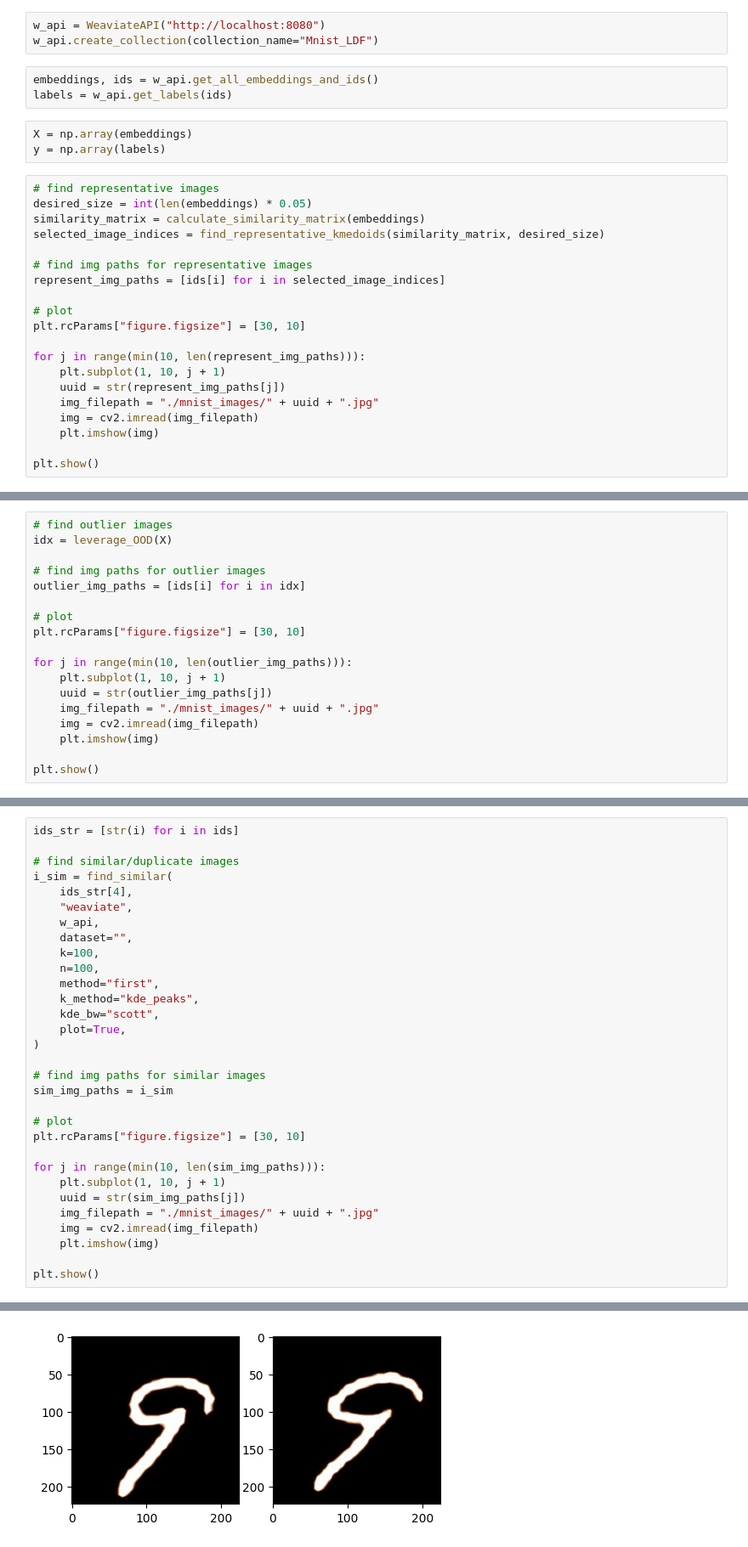
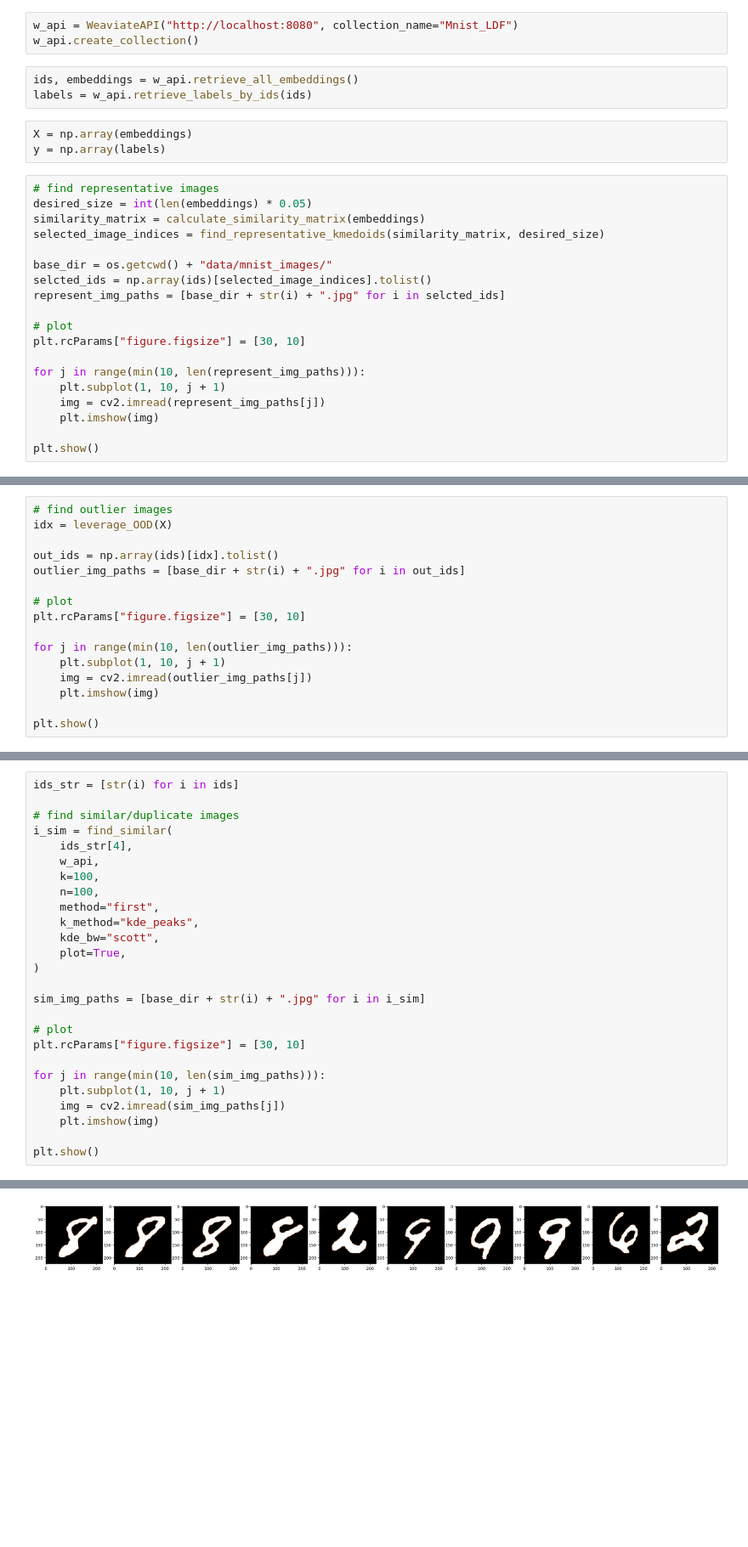
Before and after one commit to luxonis/luxonis-ml, a Jupyter notebook: examples/Embeddings_Processing_Example.ipynb, the cells around one changed output, grey strips where cells are left out. Shown at 85% size. Saved outputs shown, nothing was run; the diff lists cells and outputs as text; blank space fills up the shorter version.

Commit message:
Tmp data folder, string uuids in WeaviateAPI

```diff
--- a/examples/Embeddings_Processing_Example.ipynb
+++ b/examples/Embeddings_Processing_Example.ipynb
@@ -127,11 +136,11 @@ plt.show()
 # %% [markdown]
 ## Embedding processing methods using Weaviate
 # %%
-w_api = WeaviateAPI("http://localhost:8080")
-w_api.create_collection(collection_name="Mnist_LDF")
+w_api = WeaviateAPI("http://localhost:8080", collection_name="Mnist_LDF")
+w_api.create_collection()
 # %%
-embeddings, ids = w_api.get_all_embeddings_and_ids()
-labels = w_api.get_labels(ids)
+ids, embeddings = w_api.retrieve_all_embeddings()
+labels = w_api.retrieve_labels_by_ids(ids)
 # %%
 X = np.array(embeddings)
 y = np.array(labels)
@@ -141,17 +150,16 @@ desired_size = int(len(embeddings) * 0.05)
 similarity_matrix = calculate_similarity_matrix(embeddings)
 selected_image_indices = find_representative_kmedoids(similarity_matrix, desired_size)
 
-# find img paths for representative images
-represent_img_paths = [ids[i] for i in selected_image_indices]
+base_dir = os.getcwd() + "data/mnist_images/"
+selcted_ids = np.array(ids)[selected_image_indices].tolist()
+represent_img_paths = [base_dir + str(i) + ".jpg" for i in selcted_ids]
 
 # plot
 plt.rcParams["figure.figsize"] = [30, 10]
 
 for j in range(min(10, len(represent_img_paths))):
     plt.subplot(1, 10, j + 1)
-    uuid = str(represent_img_paths[j])
-    img_filepath = "./mnist_images/" + uuid + ".jpg"
-    img = cv2.imread(img_filepath)
+    img = cv2.imread(represent_img_paths[j])
     plt.imshow(img)
 
 plt.show()
@@ -161,17 +169,15 @@ plt.show()
 # find outlier images
 idx = leverage_OOD(X)
 
-# find img paths for outlier images
-outlier_img_paths = [ids[i] for i in idx]
+out_ids = np.array(ids)[idx].tolist()
+outlier_img_paths = [base_dir + str(i) + ".jpg" for i in out_ids]
 
 # plot
 plt.rcParams["figure.figsize"] = [30, 10]
 
 for j in range(min(10, len(outlier_img_paths))):
     plt.subplot(1, 10, j + 1)
-    uuid = str(outlier_img_paths[j])
-    img_filepath = "./mnist_images/" + uuid + ".jpg"
-    img = cv2.imread(img_filepath)
+    img = cv2.imread(outlier_img_paths[j])
     plt.imshow(img)
 
 plt.show()
@@ -183,9 +189,7 @@ ids_str = [str(i) for i in ids]
 # find similar/duplicate images
 i_sim = find_similar(
     ids_str[4],
-    "weaviate",
     w_api,
-    dataset="",
     k=100,
     n=100,
     method="first",
@@ -194,17 +198,14 @@ i_sim = find_similar(
     plot=True,
 )
 
-# find img paths for similar images
-sim_img_paths = i_sim
+sim_img_paths = [base_dir + str(i) + ".jpg" for i in i_sim]
 
 # plot
 plt.rcParams["figure.figsize"] = [30, 10]
 
 for j in range(min(10, len(sim_img_paths))):
     plt.subplot(1, 10, j + 1)
-    uuid = str(sim_img_paths[j])
-    img_filepath = "./mnist_images/" + uuid + ".jpg"
-    img = cv2.imread(img_filepath)
+    img = cv2.imread(sim_img_paths[j])
     plt.imshow(img)
 
 plt.show()
@@ -214,4 +215,4 @@ plt.show()
-[figure, old version]
+[figure, new version]
 # %%
 # find misclassified images
 mis_ix, new_y = find_mismatches_centroids(X, y)
```
Also changed, not shown: parts of 24 cells of this notebook, 3 other files.
